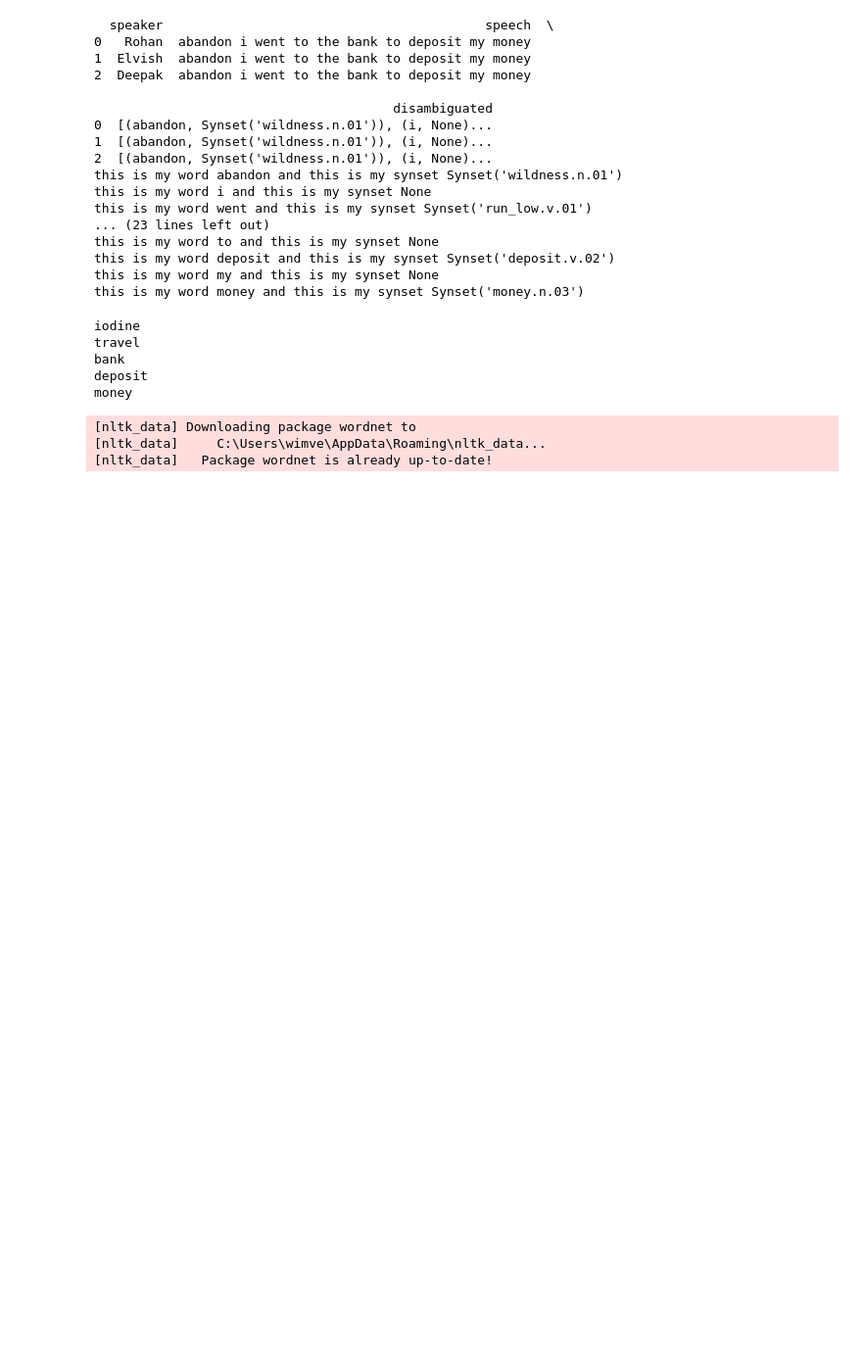
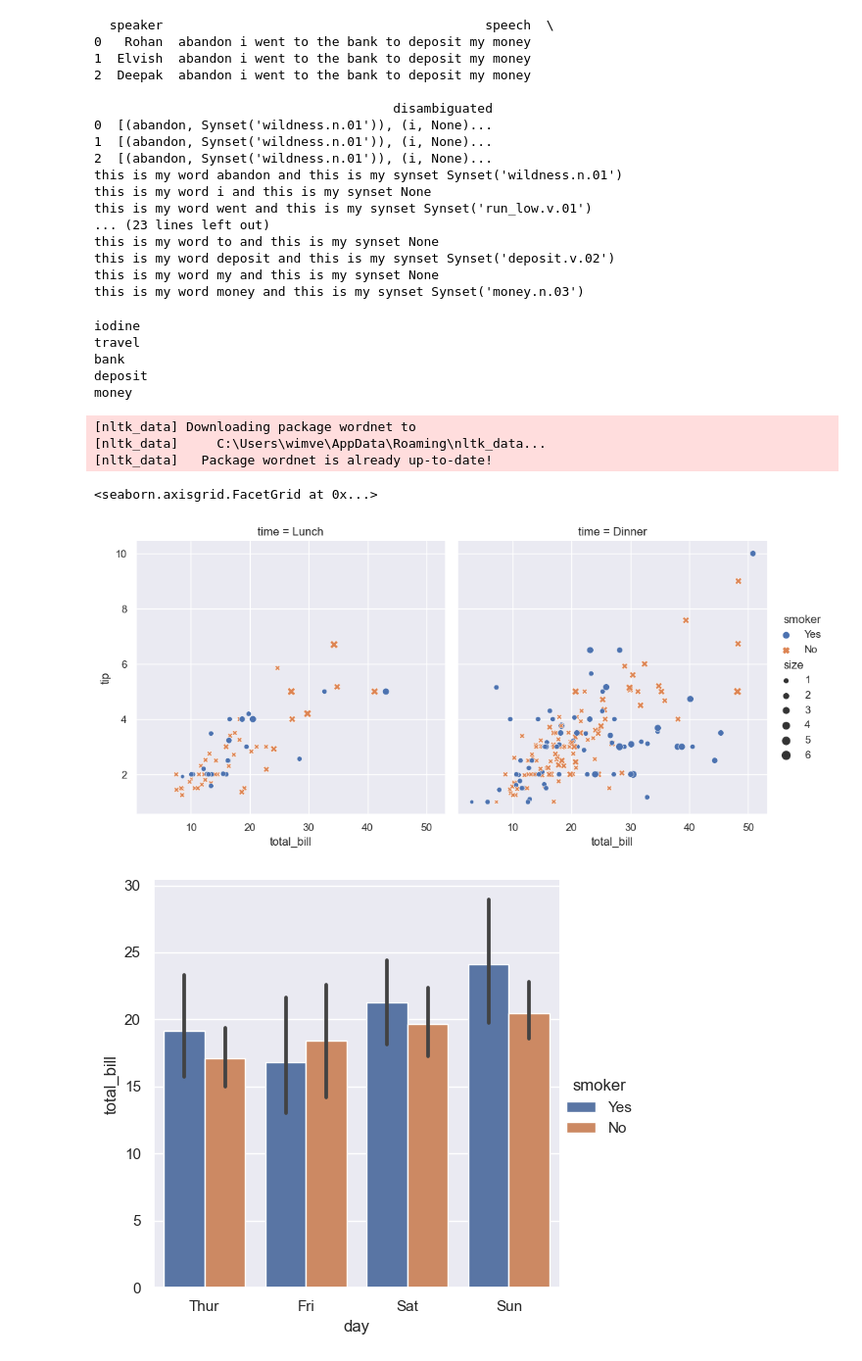
Before and after one commit to unil-ish/PoopProjects, a Jupyter notebook: 2021_22/project_group_alot.ipynb, the cells around one changed output. Shown at 98% size. Saved outputs shown, nothing was run; the diff lists cells and outputs as text; code cells hidden in the pictures; blank space fills up the shorter version.

```diff
--- a/2021_22/project_group_alot.ipynb
+++ b/2021_22/project_group_alot.ipynb
@@ -266,3 +266,21 @@ money
 speaker = [A-Z]{2}.+
 
 speech = ^(?![A-Z]{2}).*$
+# %%
+import pandas as pd
+import seaborn as sns
+
+sns.set_theme()
+
+tips = sns.load_dataset("tips")
+
+sns.relplot(
+    data=tips,
+    x="total_bill", y="tip", col="time",
+    hue="smoker", style="smoker", size="size",
+)
+sns.catplot(data=tips, kind="bar", x="day", y="total_bill", hue="smoker")
+# %% [output]
+<seaborn.axisgrid.FacetGrid at 0x...>
+[figure, added]
+[figure, added]
```
Also changed, not shown: parts of 1 cell of this notebook, 3 other files.
